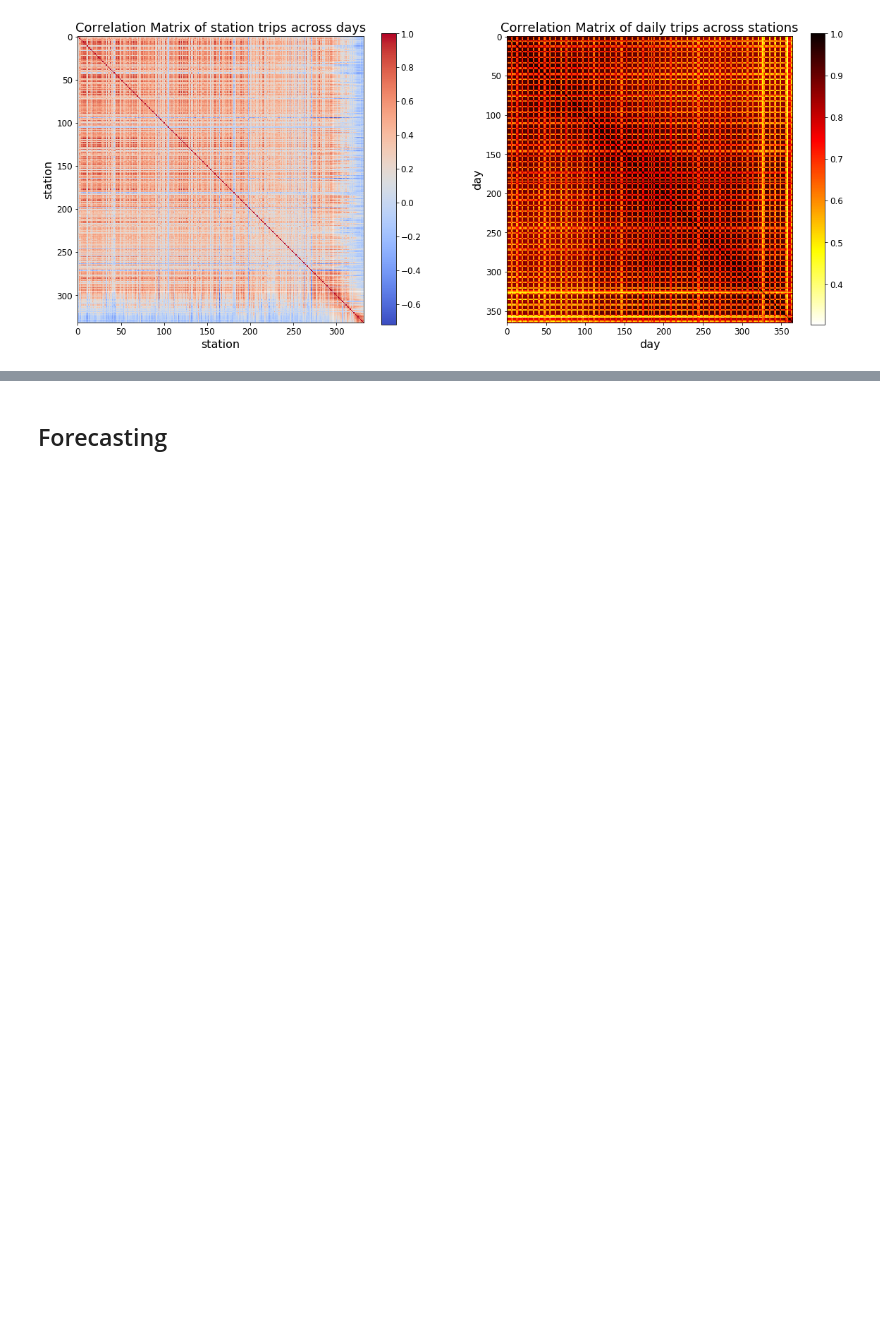
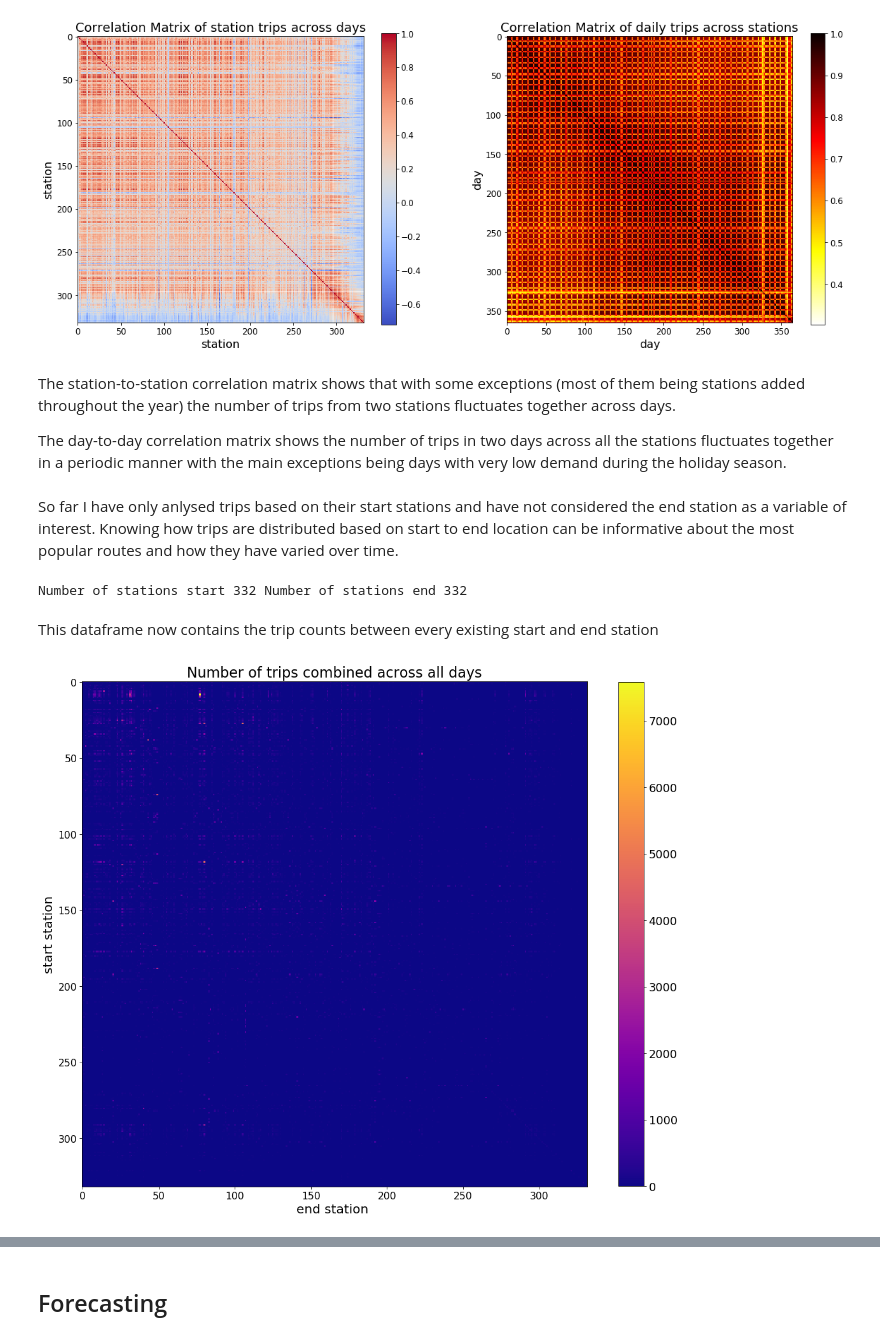
Before and after one commit to diogorpeixoto/lyftbaywheels, a Jupyter notebook: Lyft_Bay_Wheels.ipynb, the cells around one changed output, grey strips where cells are left out. Saved outputs shown, nothing was run; the diff lists cells and outputs as text; code cells hidden in the pictures; blank space fills up the shorter version.

```diff
--- a/Lyft_Bay_Wheels.ipynb
+++ b/Lyft_Bay_Wheels.ipynb
@@ -555,0 +539,57 @@ def run_PCA(matrix):
+# %% [markdown]
+The station-to-station correlation matrix shows that with some exceptions (most of them being stations added throughout the year) the number of trips from two stations fluctuates together across days.
+
+The day-to-day correlation matrix shows the number of trips in two days across all the stations fluctuates together in a periodic manner with the main exceptions being days with very low demand during the holiday season.
+# %% [markdown]
+So far I have only anlysed trips based on their start stations and have not considered the end station as a variable of interest. Knowing how trips are distributed based on start to end location can be informative about the most popular routes and how they have varied over time.
+# %%
+# Define function to build a matrix (n_station X n_station) of daily trips from each start station to each end station
+
+def make_trip_start_end_matrix(data_frame):
+#     date_values = data_frame["start_time"].apply(lambda x: x.date().strftime('%Y-%m-%d'))
+#     unique_date_values = date_values.unique()
+
+    unique_start_station_id = data_frame["start_station_id"].unique()
+    unique_end_station_id = data_frame["end_station_id"].unique()
+
+
+    num_stations_start = len(unique_start_station_id)
+    num_stations_end = len(unique_end_station_id)
+#     num_days = len(unique_date_values)
+    trip_start_end_matrix = np.empty((num_stations_start,num_stations_end))
+
+
+    print("Number of stations start", num_stations_start, "Number of stations end", num_stations_end)
+
+    for i, elem_i in enumerate(unique_start_station_id):
+        start_id_inds = data_frame['start_station_id'] == elem_i
+        data_frame_start = data_frame[start_id_inds]
+        for k, elem_k in enumerate(unique_end_station_id):
+            count_tmp = sum(data_frame_start['end_station_id'] == elem_k)
+            trip_start_end_matrix[i,k] = count_tmp
+
+
+    df = pd.DataFrame(index=unique_start_station_id, columns=unique_end_station_id, data=trip_start_end_matrix)
+
+    return df
+# %%
+start_end_matrix_2018 = make_trip_start_end_matrix(data_frame_2018_sorted)
+# %% [output]
+Number of stations start 332 Number of stations end 332
+# %% [markdown]
+This dataframe now contains the trip counts between every existing start and end station
+# %%
+fig = plt.figure(figsize=(16, 16), dpi= 80)
+start_end_2018_im = plt.imshow(start_end_matrix_2018,  cmap='plasma', interpolation='none')
+ax = plt.gca()
+cbar1 = plt.colorbar(start_end_2018_im,ax = ax, spacing='proportional',
+                    orientation='vertical', shrink=0.82)
+cbar1.ax.tick_params(labelsize=16)
+ax.set(title='Number of trips combined across all days', xlabel='end station', ylabel='start station')
+ax.title.set_fontsize(20)
+ax.yaxis.label.set_fontsize(18)
+ax.xaxis.label.set_fontsize(18)
+for item in (ax.get_xticklabels() + ax.get_yticklabels()):
+        item.set_fontsize(14)
+# %% [output]
+[figure, added]
```
Also changed, not shown: parts of 23 cells of this notebook.
